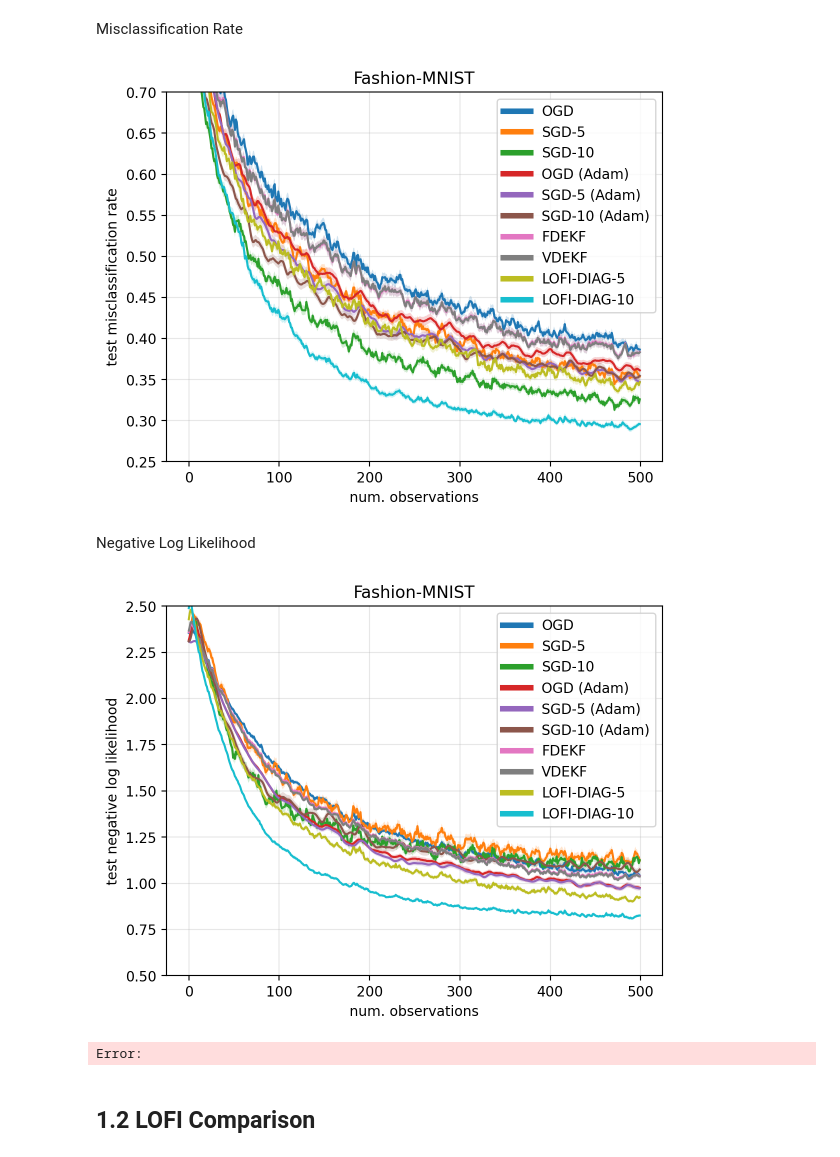
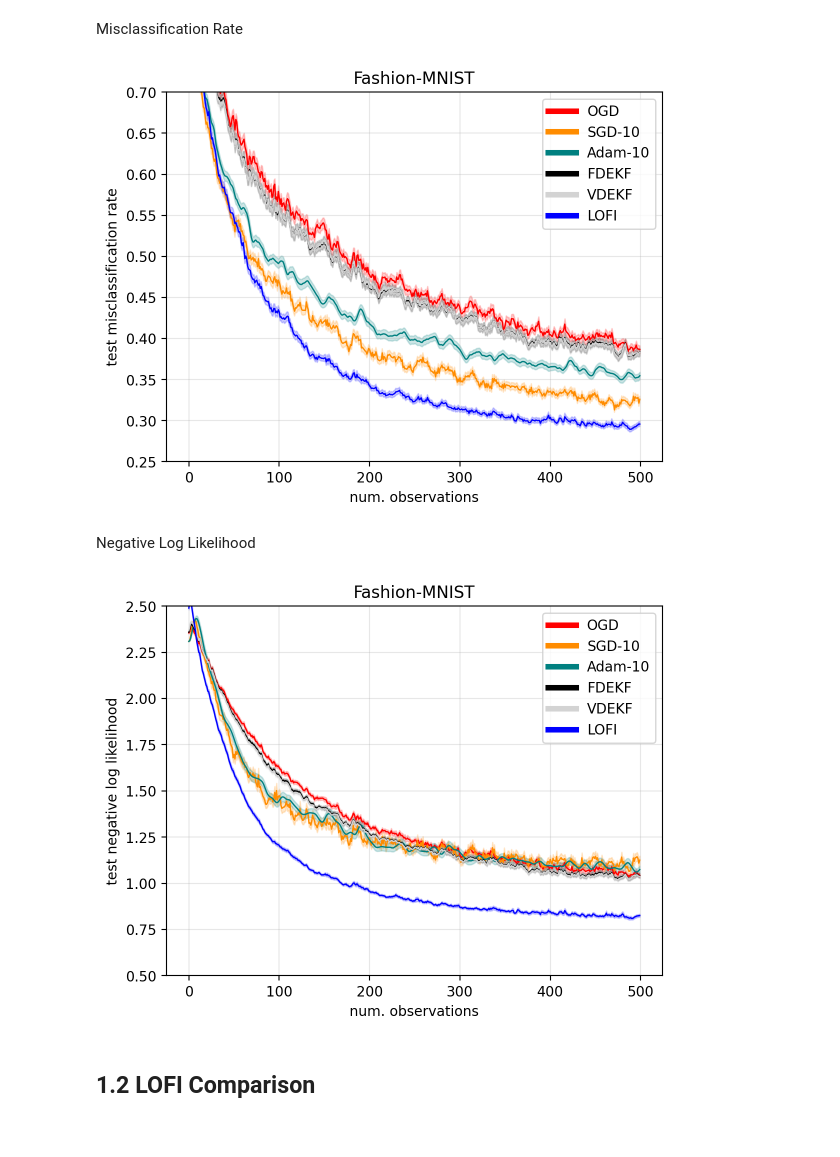
Before and after one commit to probml/rebayes, a Jupyter notebook: demos/collas/classification/generate_plots.ipynb, the cells around one changed output. Drawn from its saved outputs; the diff is of its cells as text; code cells hidden in the pictures.

```diff
--- a/demos/collas/classification/generate_plots.ipynb
+++ b/demos/collas/classification/generate_plots.ipynb
@@ -21,21 +21,21 @@ import pandas as pd
 MLP with layers (500, 500, 10). Tune hyperparameters wrt average validation set LL over the first 500 training examples. Test-set (10,000 examples) evaluation over 100 random initializations.
 # %%
 methods_st = {
-    'sgd-rb-1-sgd': 'OGD',
-    'sgd-rb-5-sgd': 'SGD-5',
-    'sgd-rb-10-sgd': 'SGD-10',
+    'sgd-rb-1-sgd': ('OGD', 'red'),
+    # 'sgd-rb-5-sgd': ('SGD-5', 'gold'),
+    'sgd-rb-10-sgd': ('SGD-10', 'darkorange'),
 
-    'sgd-rb-1-adam': 'OGD (Adam)',
-    'sgd-rb-5-adam': 'SGD-5 (Adam)',
-    'sgd-rb-10-adam': 'SGD-10 (Adam)',
+    # 'sgd-rb-1-adam': ('Adam-1', 'olivedrab'),
+    # 'sgd-rb-5-adam': ('Adam-5', 'darkgreen'),
+    'sgd-rb-10-adam': ('Adam-10', 'teal'),
 
-    'fdekf': 'FDEKF',
-    'vdekf': 'VDEKF',
+    'fdekf': ('FDEKF', 'black'),
+    'vdekf': ('VDEKF', 'lightgray'),
 
-    'lofi-5-diagonal': 'LOFI-DIAG-5',
-    'lofi-10-diagonal': 'LOFI-DIAG-10',
-    # 'lofi-5-spherical': 'LOFI-SPH-5',
-    # 'lofi-10-spherical': 'LOFI-SPH-10',
+    # 'lofi-5-diagonal': ('LOFI-5', 'aqua'),
+    'lofi-10-diagonal': ('LOFI-10', 'blue'),
+    # 'lofi-5-spherical': ('LOFI-SPH-5', 'deepskyblue'),
+    # 'lofi-10-spherical': ('LOFI-SPH-10', 'blueviolet'),
 }
 
 n_iter = 100
@@ -56,39 +56,43 @@ Misclassification Rate
 # %%
 fig, ax = plt.subplots()
 for key, val in results_miscl_st.items():
     mean, std = val['mean'], val['std']
-    ax.plot(mean, label=methods_st[key])
+    label, color = methods_st[key]
+    ax.plot(mean, label=label, c=color, linewidth=1.0)
     ax.fill_between(
         jnp.arange(mean.shape[0]),
         mean - std / jnp.sqrt(n_iter),
         mean + std / jnp.sqrt(n_iter),
-        alpha=0.2
+        alpha=0.2,
+        color=color
     )
 ax.set_xlabel('num. observations')
 ax.set_ylabel('test misclassification rate')
 ax.set_ylim(0.25, 0.7)
 ax.grid(alpha=0.3)
 ax.set_title('Fashion-MNIST')
 leg = ax.legend()
 # change the line width for the legend
 for line in leg.get_lines():
     line.set_linewidth(4.0)
 
 fig.savefig(Path(path_st, 'stationary-mnist-clf-test-miscl.pdf'), bbox_inches='tight')
 # %% [output]
-[figure, old version]
+[figure, new version]
 # %% [markdown]
 Negative Log Likelihood
 # %%
 fig, ax = plt.subplots()
 for key, val in results_nll_st.items():
     mean, std = val['mean'], val['std']
-    ax.plot(mean, label=methods_st[key])
+    label, color = methods_st[key]
+    ax.plot(mean, label=label, c=color, linewidth=1.0)
     ax.fill_between(
         jnp.arange(mean.shape[0]),
         mean - std / jnp.sqrt(n_iter),
         mean + std / jnp.sqrt(n_iter),
-        alpha=0.2
+        alpha=0.2,
+        color=color
     )
 ax.set_xlabel('num. observations')
 ax.set_ylabel('test negative log likelihood')
@@ -102,8 +106,7 @@ for line in leg.get_lines():
 
 fig.savefig(Path(path_st, 'stationary-mnist-clf-test-nll.pdf'), bbox_inches='tight')
 # %% [output]
-[figure, old version]
+[figure, new version]
-Error:
 # %% [markdown]
 ## 1.2 LOFI Comparison
 # %%
```
Also changed, not shown: parts of 38 cells of this notebook, 2 other files.
